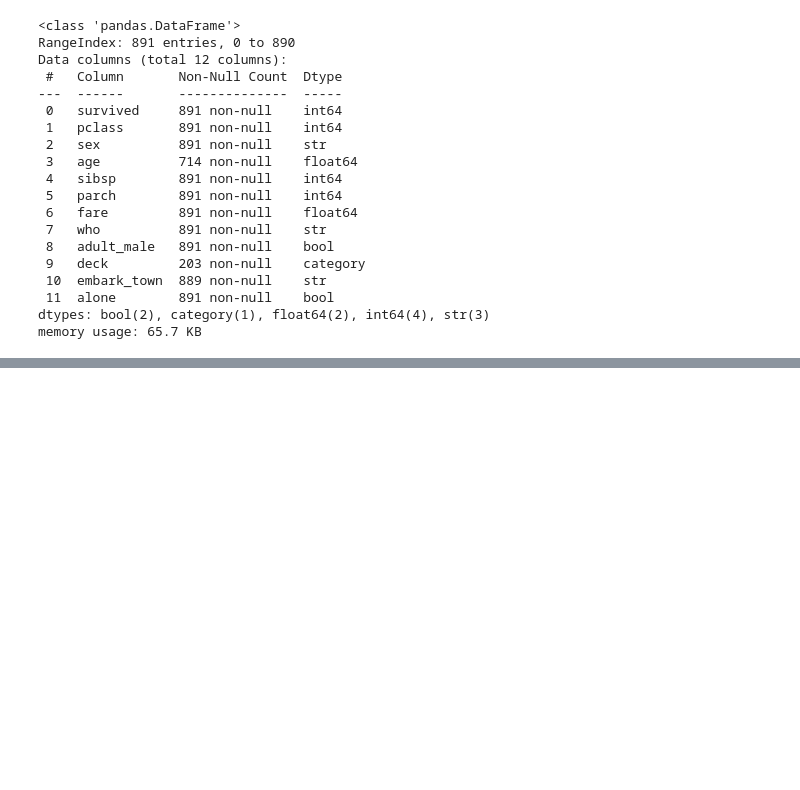
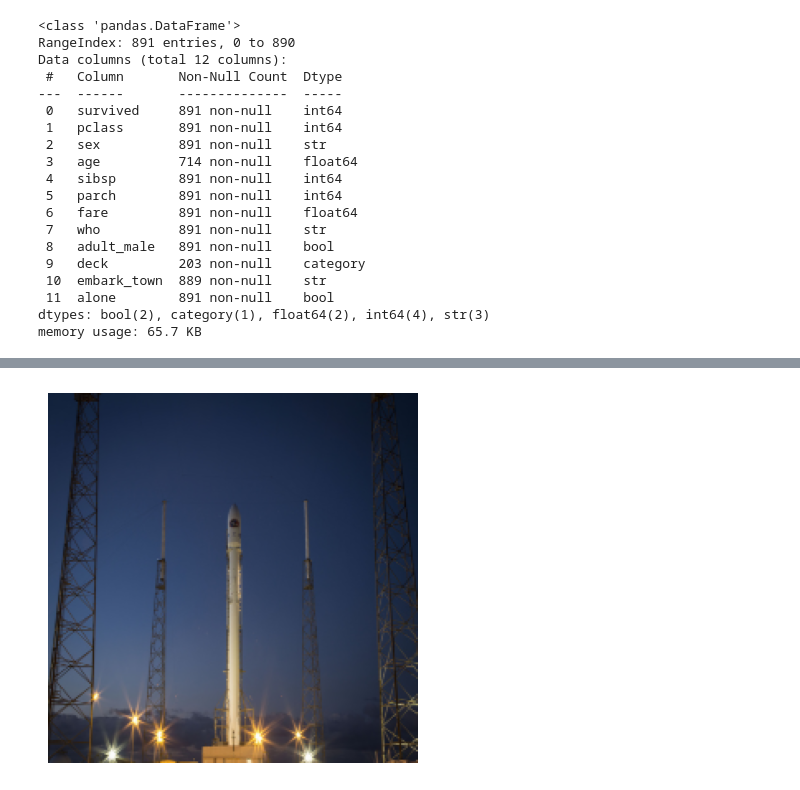
Before and after one commit to DScraftPL/dbai, a Jupyter notebook: kolos_prep_1.ipynb, the cells around one changed output, grey strips where cells are left out. Saved outputs shown, nothing was run; the diff lists cells and outputs as text; code cells hidden in the pictures; blank space fills up the shorter version.

```diff
--- a/kolos_prep_1.ipynb
+++ b/kolos_prep_1.ipynb
@@ -283,0 +555,10 @@ titanic_clean = titanic_clean.dropna()
+# %%
+from skimage import color, transform
+
+pomniejszony = transform.resize(obraz, (224,224))
+
+plt.imshow(pomniejszony)
+plt.axis(False)
+plt.show()
+# %% [output]
+[figure, added]
```
Also changed, not shown: parts of 24 cells of this notebook, 1 other file.
